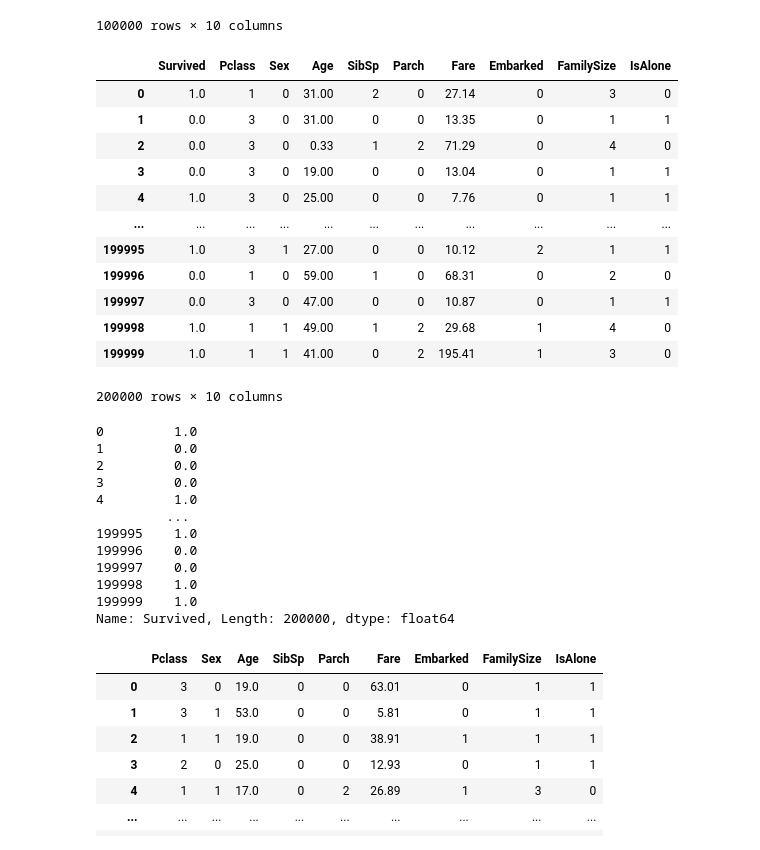
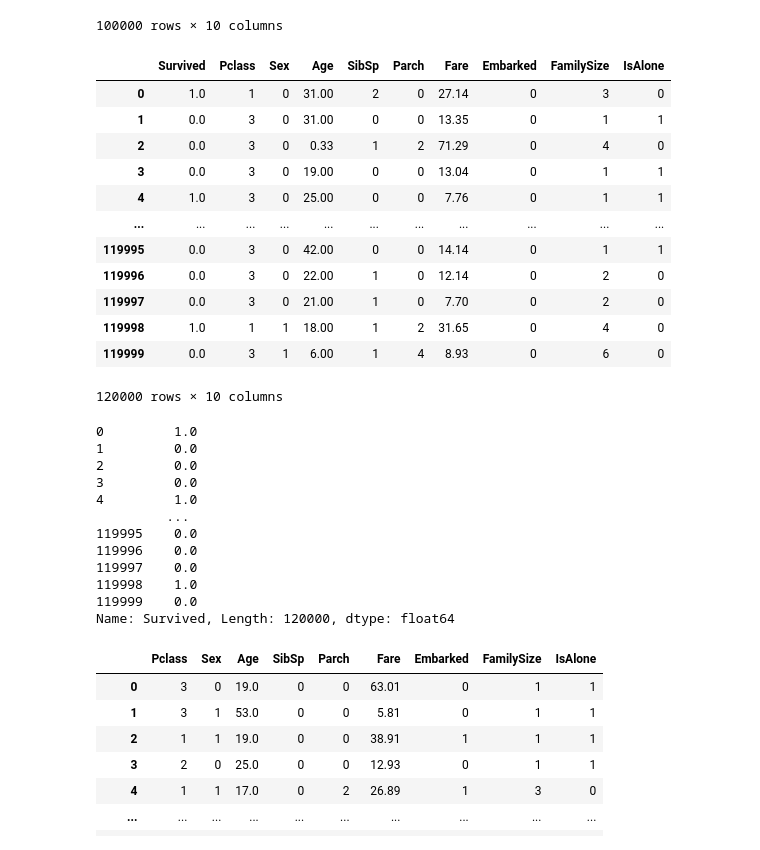
Before and after one commit to kitakou0313/titanic, a Jupyter notebook: tabular/predict.ipynb, the cells around one changed output. Saved outputs shown, nothing was run; the diff lists cells and outputs as text; code cells hidden in the pictures.

```diff
--- a/tabular/predict.ipynb
+++ b/tabular/predict.ipynb
@@ -215,23 +215,23 @@ test
 | 99999 | 1 | 1 | 1 | 41.0 | 0 | 2 | 195.41 | 1 | 3 | 0 |
 100000 rows × 10 columns
 # %%
-pseudoLabeled_train = pd.concat([train, test], sort=False)
+pseudoLabeled_train = pd.concat([train, test[:int(len(test) / 5)]], sort=False)
 pseudoLabeled_train = pseudoLabeled_train.reset_index(drop=True)
 pseudoLabeled_train
 # %% [output]
 |  | Survived | Pclass | Sex | Age | SibSp | Parch | Fare | Embarked | FamilySize | IsAlone |
 | 0 | 1.0 | 1 | 0 | 31.00 | 2 | 0 | 27.14 | 0 | 3 | 0 |
 | 1 | 0.0 | 3 | 0 | 31.00 | 0 | 0 | 13.35 | 0 | 1 | 1 |
 | 2 | 0.0 | 3 | 0 | 0.33 | 1 | 2 | 71.29 | 0 | 4 | 0 |
 | 3 | 0.0 | 3 | 0 | 19.00 | 0 | 0 | 13.04 | 0 | 1 | 1 |
 | 4 | 1.0 | 3 | 0 | 25.00 | 0 | 0 | 7.76 | 0 | 1 | 1 |
 | ... | ... | ... | ... | ... | ... | ... | ... | ... | ... | ... |
-| 199995 | 1.0 | 3 | 1 | 27.00 | 0 | 0 | 10.12 | 2 | 1 | 1 |
-| 199996 | 0.0 | 1 | 0 | 59.00 | 1 | 0 | 68.31 | 0 | 2 | 0 |
-| 199997 | 0.0 | 3 | 0 | 47.00 | 0 | 0 | 10.87 | 0 | 1 | 1 |
-| 199998 | 1.0 | 1 | 1 | 49.00 | 1 | 2 | 29.68 | 1 | 4 | 0 |
-| 199999 | 1.0 | 1 | 1 | 41.00 | 0 | 2 | 195.41 | 1 | 3 | 0 |
+| 119995 | 0.0 | 3 | 0 | 42.00 | 0 | 0 | 14.14 | 0 | 1 | 1 |
+| 119996 | 0.0 | 3 | 0 | 22.00 | 1 | 0 | 12.14 | 0 | 2 | 0 |
+| 119997 | 0.0 | 3 | 0 | 21.00 | 1 | 0 | 7.70 | 0 | 2 | 0 |
+| 119998 | 1.0 | 1 | 1 | 18.00 | 1 | 2 | 31.65 | 0 | 4 | 0 |
+| 119999 | 0.0 | 3 | 1 | 6.00 | 1 | 4 | 8.93 | 0 | 6 | 0 |
-200000 rows × 10 columns
+120000 rows × 10 columns
 # %%
 y_train = pseudoLabeled_train["Survived"]
 X_train = pseudoLabeled_train.drop("Survived", axis=1)
@@ -245,12 +245,12 @@ y_train
 3         0.0
 4         1.0
          ...
-199995    1.0
-199996    0.0
-199997    0.0
-199998    1.0
-199999    1.0
-Name: Survived, Length: 200000, dtype: float64
+119995    0.0
+119996    0.0
+119997    0.0
+119998    1.0
+119999    0.0
+Name: Survived, Length: 120000, dtype: float64
 # %%
 X_test
 # %% [output]
```
Also changed, not shown: parts of 3 cells of this notebook, 1 other file.
